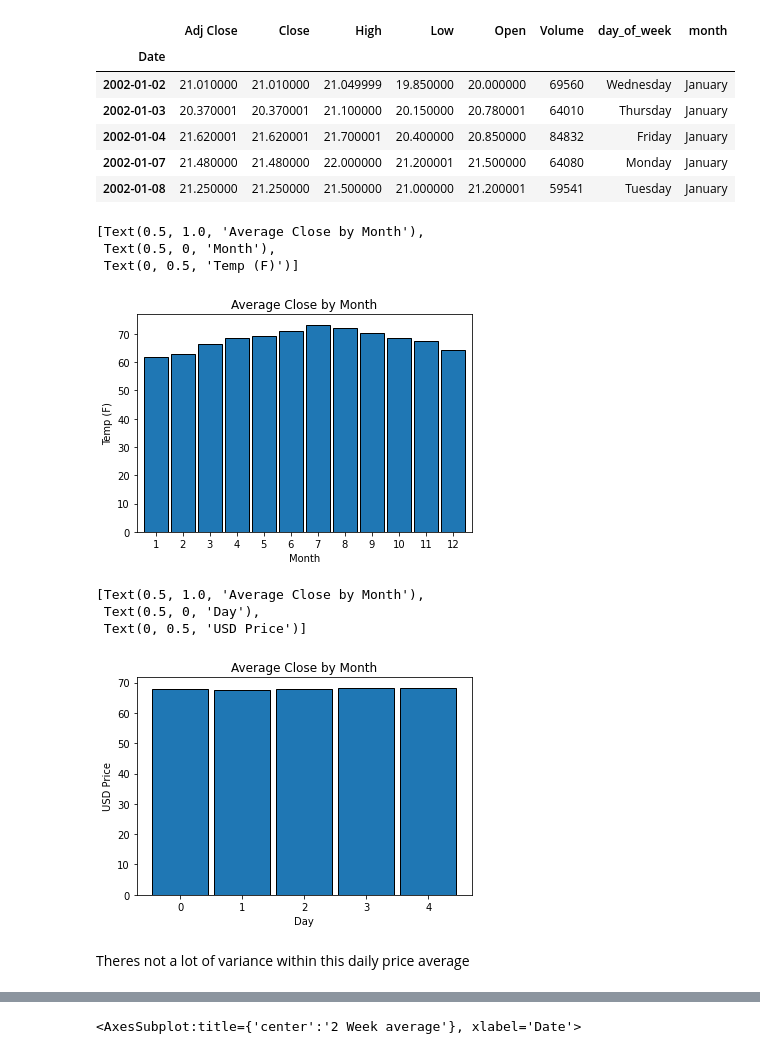
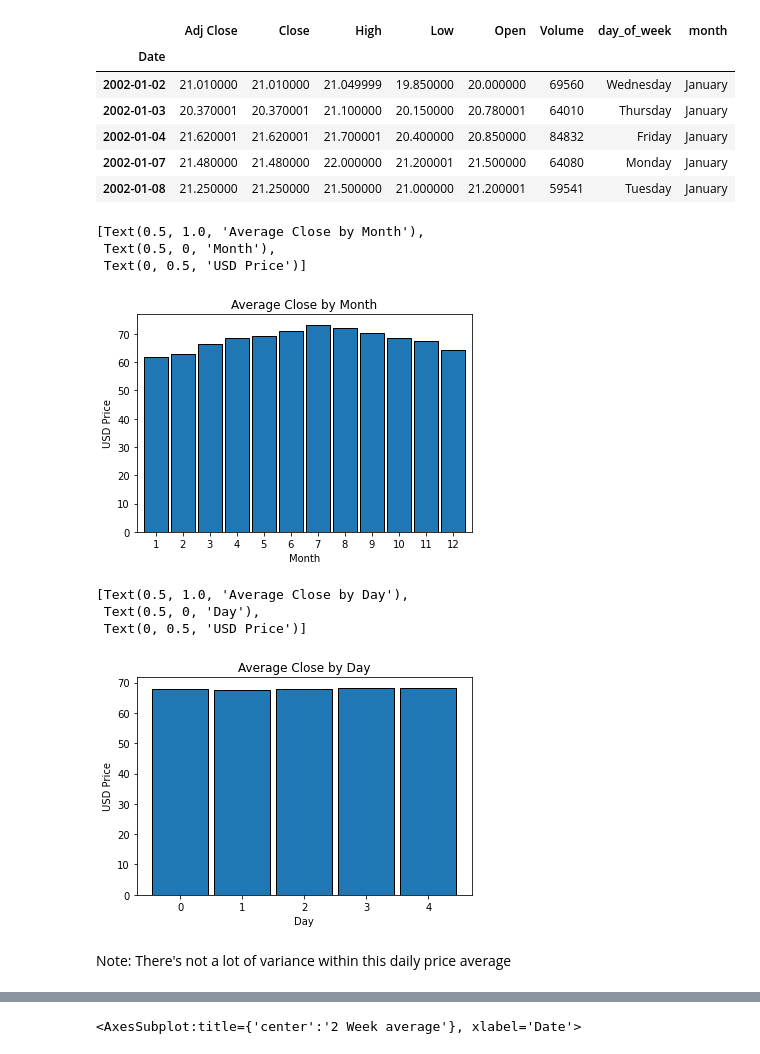
Before and after one commit to SchneemannDavid/Oil_Price_Prediction, a Jupyter notebook: oil_api.ipynb, the cells around one changed output, grey strips where cells are left out. Saved outputs shown, nothing was run; the diff lists cells and outputs as text; code cells hidden in the pictures.

```diff
--- a/oil_api.ipynb
+++ b/oil_api.ipynb
@@ -107,5 +117,3 @@ oil_hist = set_date(oil_hist)
-# %%
-oil_hist['date'] = pd.to_datetime(oil_hist['Date'],unit='ms')
 # %%
 oil_hist.head()
 # %% [output]
@@ -190,22 +199,24 @@ train.head()
 | 2002-01-07 | 21.480000 | 21.480000 | 22.000000 | 21.200001 | 21.500000 | 64080 | Monday | January |
 | 2002-01-08 | 21.250000 | 21.250000 | 21.500000 | 21.000000 | 21.200001 | 59541 | Tuesday | January |
 # %%
+# Creating plot expressing avg close by month viewing entire year
 ax = y.groupby(y.index.month).mean().plot.bar(width=.9, ec='black')
 plt.xticks(rotation=0)
 ax.set(title='Average Close by Month', xlabel='Month', ylabel='USD Price')
 # %% [output]
 [Text(0.5, 1.0, 'Average Close by Month'),
  Text(0.5, 0, 'Month'),
- Text(0, 0.5, 'Temp (F)')]
+ Text(0, 0.5, 'USD Price')]
-[figure, old version]
+[figure, new version]
 # %%
+# Creating plot expressing avg close by day viewing one week
 ax = y.groupby(y.index.day_of_week).mean().plot.bar(width=.9, ec='black')
 plt.xticks(rotation=0)
-ax.set(title='Average Close by Month', xlabel='Day', ylabel='USD Price')
+ax.set(title='Average Close by Day', xlabel='Day', ylabel='USD Price')
 # %% [output]
-[Text(0.5, 1.0, 'Average Close by Month'),
+[Text(0.5, 1.0, 'Average Close by Day'),
  Text(0.5, 0, 'Day'),
  Text(0, 0.5, 'USD Price')]
-[figure, old version]
+[figure, new version]
 # %% [markdown]
-Theres not a lot of variance within this daily price average
+Note: There's not a lot of variance within this daily price average
```
Also changed, not shown: parts of 28 cells of this notebook.
